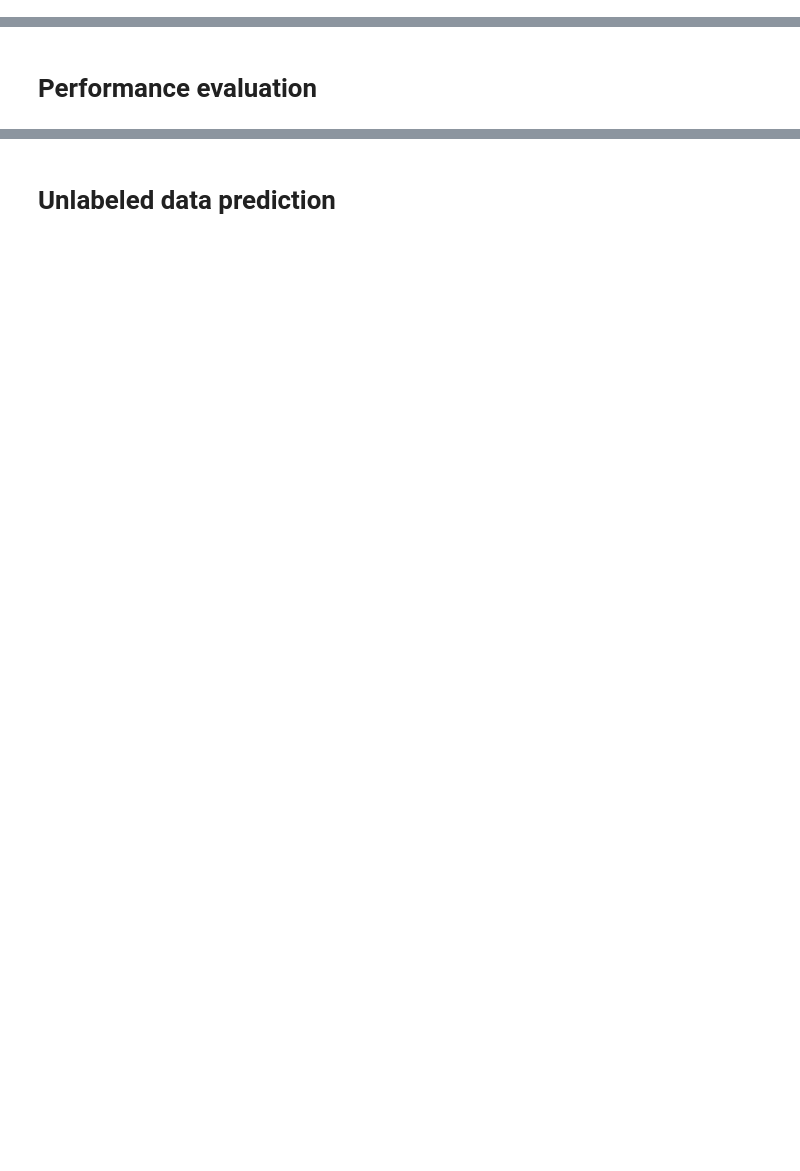
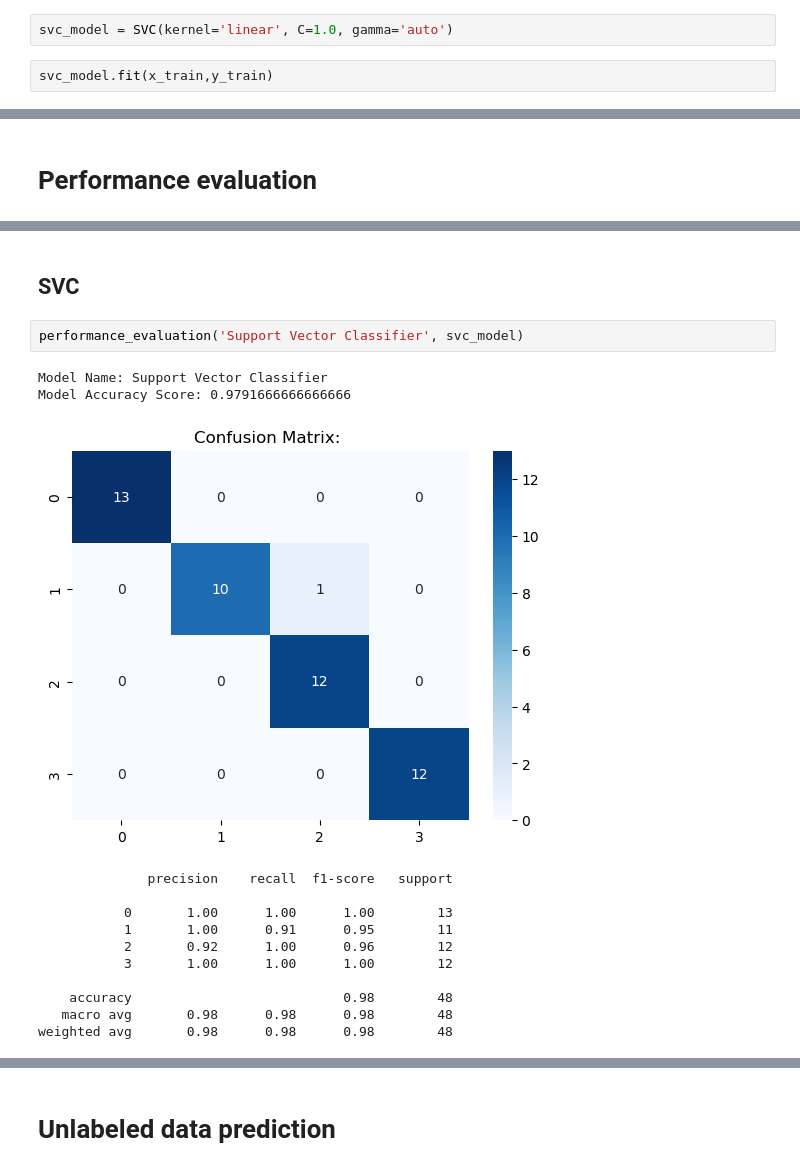
Before and after one commit to Epicmanpreet01/jojo-stand-ml, a Jupyter notebook: notebooks/supervisedPredictionModel.ipynb, the cells around one changed output, grey strips where cells are left out. Cells and saved outputs as stored; diff of their text form; blank space fills up the shorter version.

```diff
--- a/notebooks/supervisedPredictionModel.ipynb
+++ b/notebooks/supervisedPredictionModel.ipynb
@@ -214,0 +230,4 @@ RandomForestClassifier(n_estimators=110, random_state=42)
+# %%
+svc_model = SVC(kernel='linear', C=1.0, gamma='auto')
+# %%
+svc_model.fit(x_train,y_train)
@@ -250,0 +317,18 @@ weighted avg       0.98      0.98      0.98        48
+# %% [markdown]
+## SVC
+# %%
+performance_evaluation('Support Vector Classifier', svc_model)
+# %% [output]
+Model Name: Support Vector Classifier
+Model Accuracy Score: 0.9791666666666666
+[figure, added]
+              precision    recall  f1-score   support
+
+           0       1.00      1.00      1.00        13
+           1       1.00      0.91      0.95        11
+           2       0.92      1.00      0.96        12
+           3       1.00      1.00      1.00        12
+
+    accuracy                           0.98        48
+   macro avg       0.98      0.98      0.98        48
+weighted avg       0.98      0.98      0.98        48
```
Also changed, not shown: parts of 47 cells of this notebook, 1 other file.
